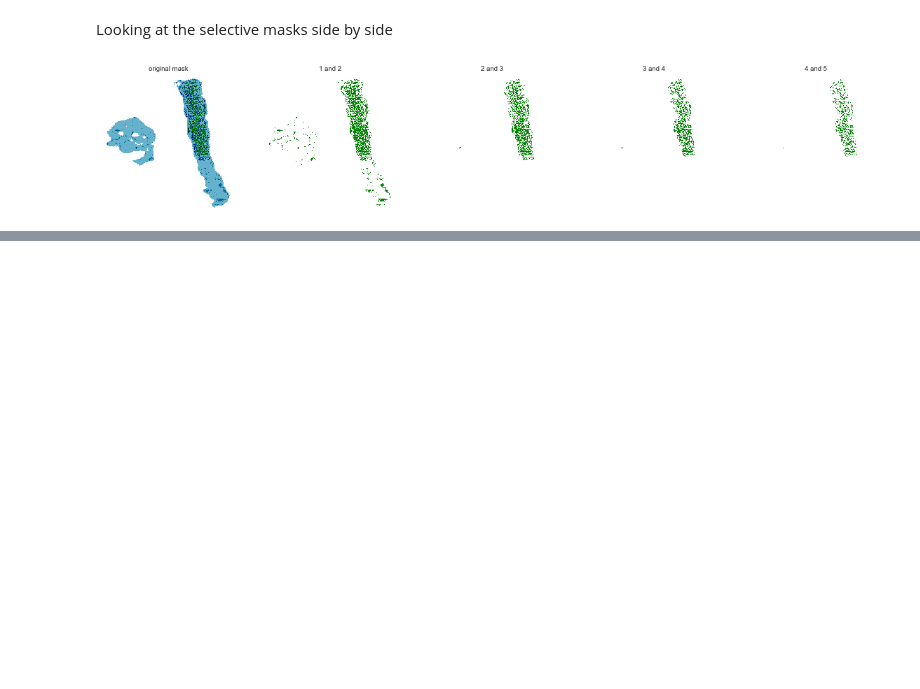
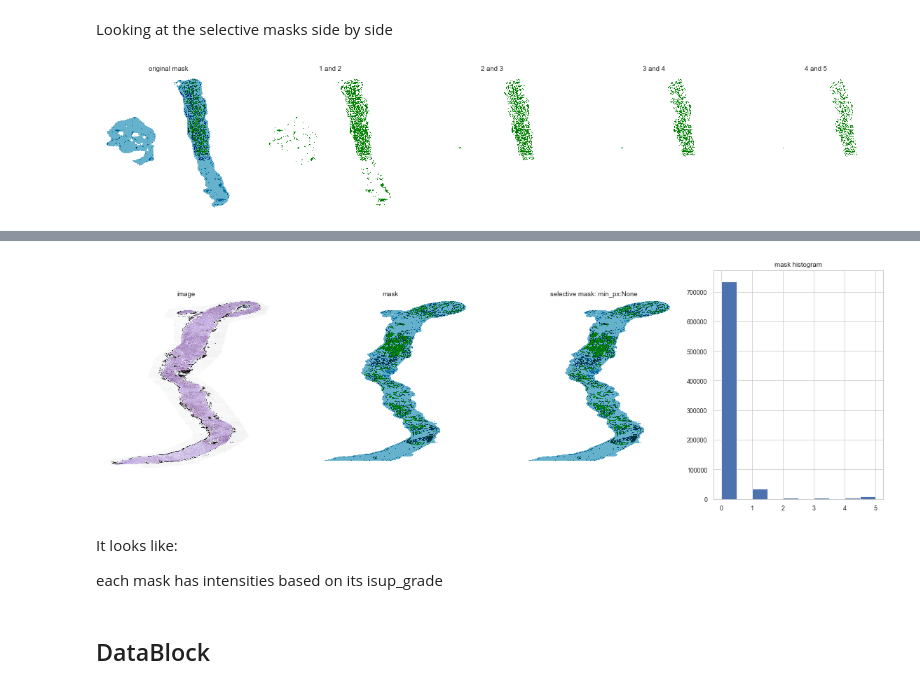
Before and after one commit to asvcode/MedicalImaging, a Jupyter notebook: _notebooks/2020-06-25-Selective-Mask.ipynb, the cells around one changed output, grey strips where cells are left out. Cells and saved outputs as stored; diff of their text form; code cells hidden in the pictures; blank space fills up the shorter version.

```diff
--- a/_notebooks/2020-06-25-Selective-Mask.ipynb
+++ b/_notebooks/2020-06-25-Selective-Mask.ipynb
@@ -203,0 +227,10 @@ plt.show()
+# %%
+selective_mask(train, mask, '00928370e2dfeb8a507667ef1d4efcbb', min_px=None, max_px=None)
+# %% [output]
+[figure, added]
+# %% [markdown]
+It looks like:
+
+each mask has intensities based on its isup_grade
+# %% [markdown]
+## DataBlock
```
Also changed, not shown: parts of 26 cells of this notebook.
